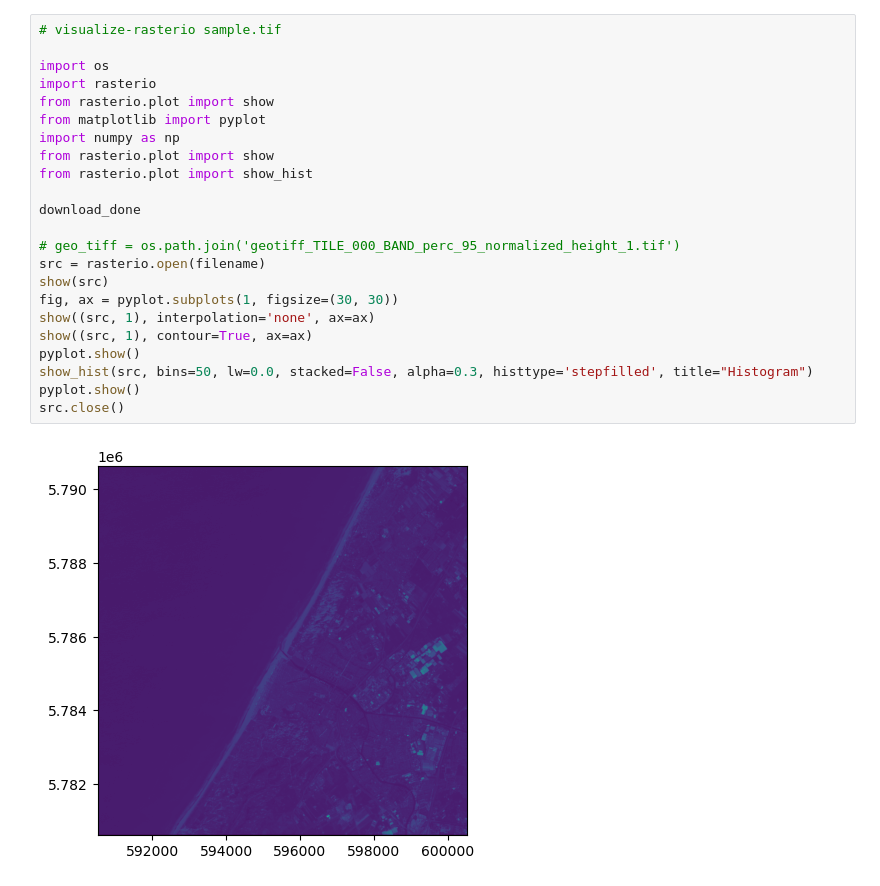
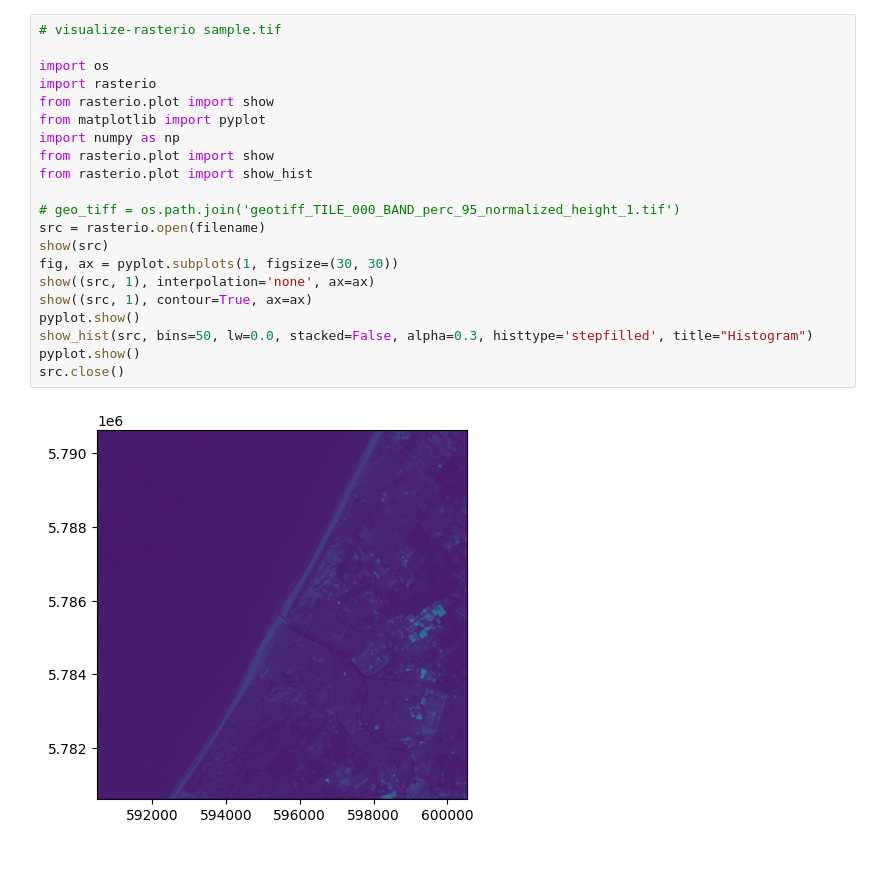
Before and after one commit to QCDIS/NaaVRE-cells-test-2, a Jupyter notebook: visualize-rasterio-sample-tif-spiros-koulouzis-lifewatch-eu/task.ipynb, the cells around one changed output. Cells and saved outputs as stored; diff of their text form.

Commit message:
visualize-rasterio-sample-tif-spiros-koulouzis-lifewatch-eu update

```diff
--- a/visualize-rasterio-sample-tif-spiros-koulouzis-lifewatch-eu/task.ipynb
+++ b/visualize-rasterio-sample-tif-spiros-koulouzis-lifewatch-eu/task.ipynb
@@ -1,26 +1,24 @@
 # %%
 # visualize-rasterio sample.tif
 
 import os
 import rasterio
 from rasterio.plot import show
 from matplotlib import pyplot
 import numpy as np
 from rasterio.plot import show
 from rasterio.plot import show_hist
 
-download_done
-
 # geo_tiff = os.path.join('geotiff_TILE_000_BAND_perc_95_normalized_height_1.tif')
 src = rasterio.open(filename)
 show(src)
 fig, ax = pyplot.subplots(1, figsize=(30, 30))
 show((src, 1), interpolation='none', ax=ax)
 show((src, 1), contour=True, ax=ax)
 pyplot.show()
 show_hist(src, bins=50, lw=0.0, stacked=False, alpha=0.3, histtype='stepfilled', title="Histogram")
 pyplot.show()
 src.close()
 # %% [output]
-[figure, old version]
+[figure, new version]
 [figure]
```
Also changed, not shown: parts of 1 cell of this notebook.
